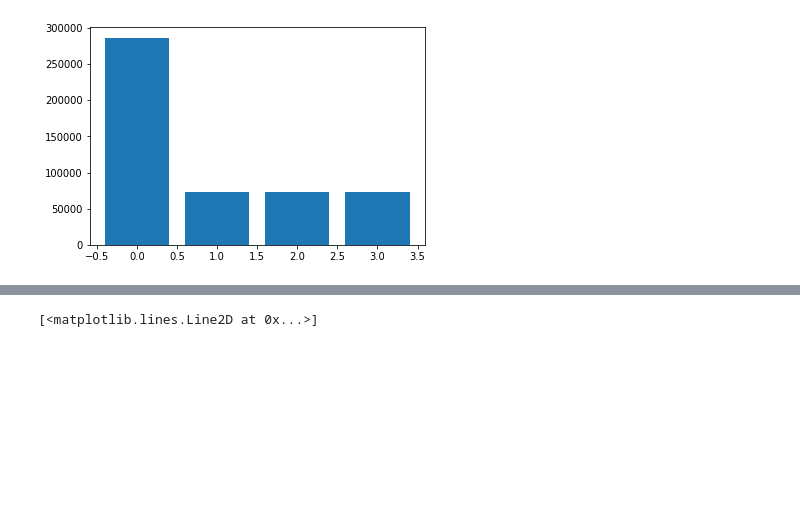
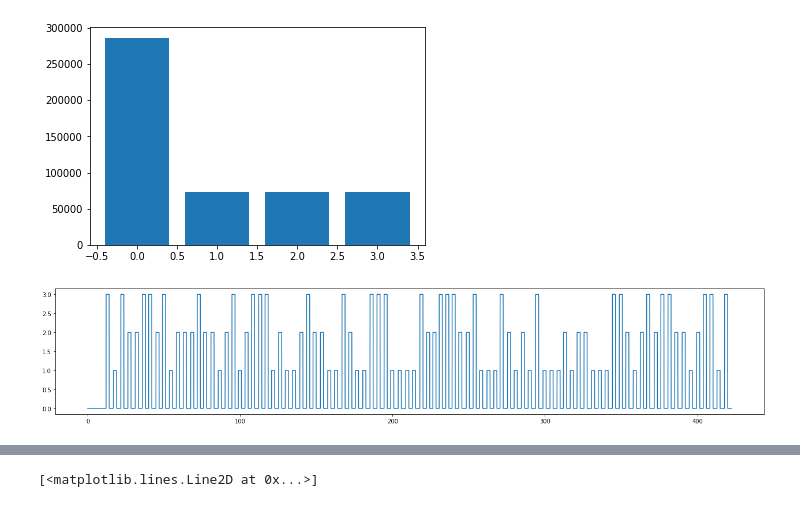
Before and after one commit to castlebin12/BCI2021_Spring_Ecog_team29, a Jupyter notebook: woobean/plot.ipynb, the cells around one changed output, grey strips where cells are left out. Cells and saved outputs as stored; diff of their text form; code cells hidden in the pictures; blank space fills up the shorter version.

```diff
--- a/woobean/plot.ipynb
+++ b/woobean/plot.ipynb
@@ -23,3 +24,10 @@ plt.bar(unique, counts)
 # %% [output]
 <BarContainer object of 4 artists>
 [figure]
+# %%
+# Change in Paradigm Info over time
+plt.figure(figsize=(22,4 ))
+plt.plot(data_set[0], data_set[61])
+plt.show()
+# %% [output]
+[figure, added]
```
Also changed, not shown: parts of 4 cells of this notebook, 1 other file.
